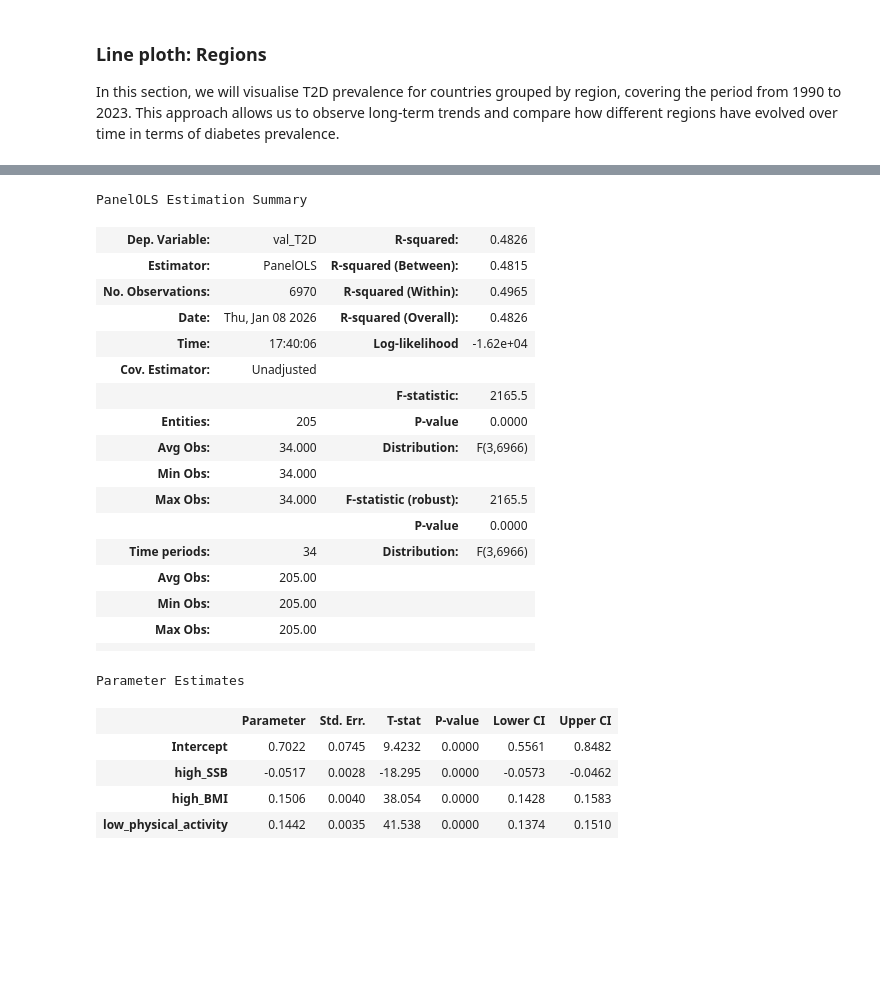
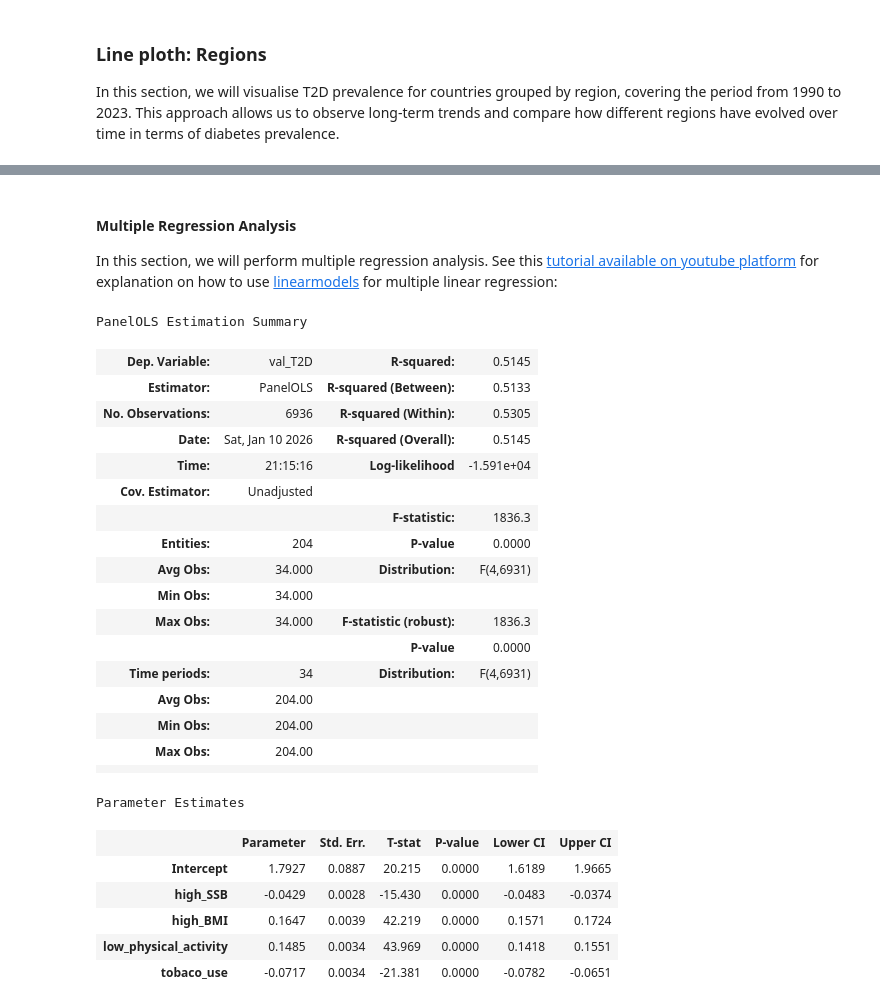
Before and after one commit to aldaszarnauskas/programming-for-data-analytics, a Jupyter notebook: project/project.ipynb, the cells around one changed output, grey strips where cells are left out. Saved outputs shown, nothing was run; the diff lists cells and outputs as text; code cells hidden in the pictures; blank space fills up the shorter version.

```diff
--- a/project/project.ipynb
+++ b/project/project.ipynb
@@ -713,10 +711,13 @@ df_sum_exp_val.head(2)
 # %%
+# Pivot the dataframe to move 'rei_name' (risk factors) from rows to columns
 df_sev = df_sum_exp_val.pivot(
     index=["location_name", "year"],
     columns="rei_name",
     values=["val", ]
 ).reset_index()
 
+# Drop the top level of the MultiIndex ("val") created by the pivot
 df_sev.columns = df_sev.columns.droplevel(0)
-df_sev.head()
-df_sev.columns = ["location_name", "year", "high_SSB", "high_BMI", "low_physical_activity"]
+# Manually rename columns to clean, descriptive strings
+df_sev.columns = ["location_name", "year", "high_SSB", "high_BMI", "low_physical_activity", "tobaco_use"]
+df_sev.head(2)
@@ -755,45 +798,38 @@ https://bashtage.github.io/linearmodels/panel/panel/linearmodels.panel.model.Pan
+# %% [markdown]
+#### Multiple Regression Analysis
+
+In this section, we will perform multiple regression analysis.
+See this [tutorial available on youtube platform](https://www.youtube.com/watch?v=TYTvLgi4mVc) for explanation on how to use [linearmodels](https://bashtage.github.io/linearmodels/panel/panel/linearmodels.panel.model.PanelOLS.html) for multiple linear regression:
 # %%
+y = df_indexed["val_T2D"]
+X = df_indexed[["high_SSB", "high_BMI", "low_physical_activity", "tobaco_use"]]
 
-
-
-
-y = df_indexed["val_T2D"]
-X = df_indexed[["high_SSB", "high_BMI", "low_physical_activity"]]
-
-mod = PanelOLS.from_formula("val_T2D ~ 1 + high_SSB + high_BMI + low_physical_activity", df_indexed)
+mod = PanelOLS.from_formula("val_T2D ~ 1 + high_SSB + high_BMI + low_physical_activity + tobaco_use", df_indexed)
 res = mod.fit()
 res.summary
-# model = PanelOLS(
-#     y,
-#     X,
-#     entity_effects=True,  # country
-#     time_effects=True     # year
-# )
-
-# results = model.fit(cov_type="clustered", cluster_entity=True)
-# print(results)
 # %% [output]
 PanelOLS Estimation Summary
-| Dep. Variable: | val_T2D | R-squared: | 0.4826 |
-| Estimator: | PanelOLS | R-squared (Between): | 0.4815 |
-| No. Observations: | 6970 | R-squared (Within): | 0.4965 |
-| Date: | Thu, Jan 08 2026 | R-squared (Overall): | 0.4826 |
-| Time: | 17:40:06 | Log-likelihood | -1.62e+04 |
+| Dep. Variable: | val_T2D | R-squared: | 0.5145 |
+| Estimator: | PanelOLS | R-squared (Between): | 0.5133 |
+| No. Observations: | 6936 | R-squared (Within): | 0.5305 |
+| Date: | Sat, Jan 10 2026 | R-squared (Overall): | 0.5145 |
+| Time: | 21:15:16 | Log-likelihood | -1.591e+04 |
 | Cov. Estimator: | Unadjusted |  |  |
-|  |  | F-statistic: | 2165.5 |
-| Entities: | 205 | P-value | 0.0000 |
-| Avg Obs: | 34.000 | Distribution: | F(3,6966) |
+|  |  | F-statistic: | 1836.3 |
+| Entities: | 204 | P-value | 0.0000 |
+| Avg Obs: | 34.000 | Distribution: | F(4,6931) |
 | Min Obs: | 34.000 |  |  |
-| Max Obs: | 34.000 | F-statistic (robust): | 2165.5 |
+| Max Obs: | 34.000 | F-statistic (robust): | 1836.3 |
 |  |  | P-value | 0.0000 |
-| Time periods: | 34 | Distribution: | F(3,6966) |
-| Avg Obs: | 205.00 |  |  |
-| Min Obs: | 205.00 |  |  |
-| Max Obs: | 205.00 |  |  |
+| Time periods: | 34 | Distribution: | F(4,6931) |
+| Avg Obs: | 204.00 |  |  |
+| Min Obs: | 204.00 |  |  |
+| Max Obs: | 204.00 |  |  |
 |  |  |  |  |
 Parameter Estimates
 |  | Parameter | Std. Err. | T-stat | P-value | Lower CI | Upper CI |
-| Intercept | 0.7022 | 0.0745 | 9.4232 | 0.0000 | 0.5561 | 0.8482 |
-| high_SSB | -0.0517 | 0.0028 | -18.295 | 0.0000 | -0.0573 | -0.0462 |
-| high_BMI | 0.1506 | 0.0040 | 38.054 | 0.0000 | 0.1428 | 0.1583 |
-| low_physical_activity | 0.1442 | 0.0035 | 41.538 | 0.0000 | 0.1374 | 0.1510 |
+| Intercept | 1.7927 | 0.0887 | 20.215 | 0.0000 | 1.6189 | 1.9665 |
+| high_SSB | -0.0429 | 0.0028 | -15.430 | 0.0000 | -0.0483 | -0.0374 |
+| high_BMI | 0.1647 | 0.0039 | 42.219 | 0.0000 | 0.1571 | 0.1724 |
+| low_physical_activity | 0.1485 | 0.0034 | 43.969 | 0.0000 | 0.1418 | 0.1551 |
+| tobaco_use | -0.0717 | 0.0034 | -21.381 | 0.0000 | -0.0782 | -0.0651 |
```
Also changed, not shown: parts of 14 cells of this notebook, 2 other files.
